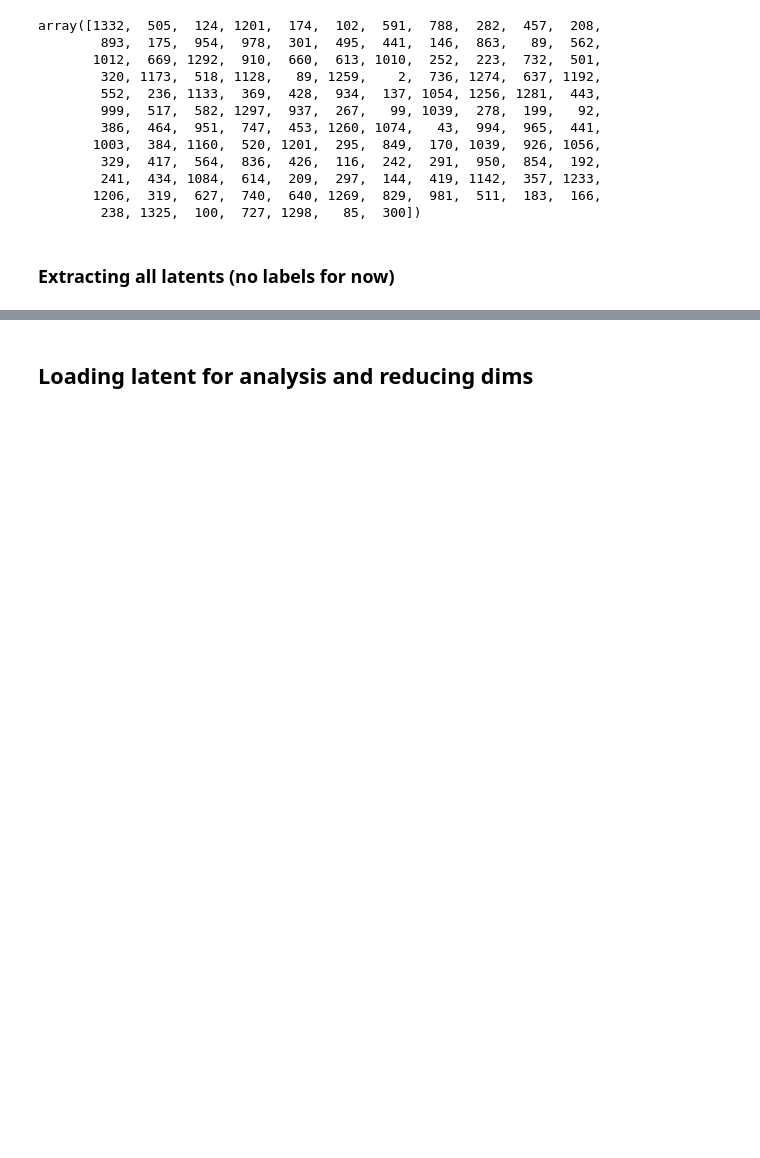
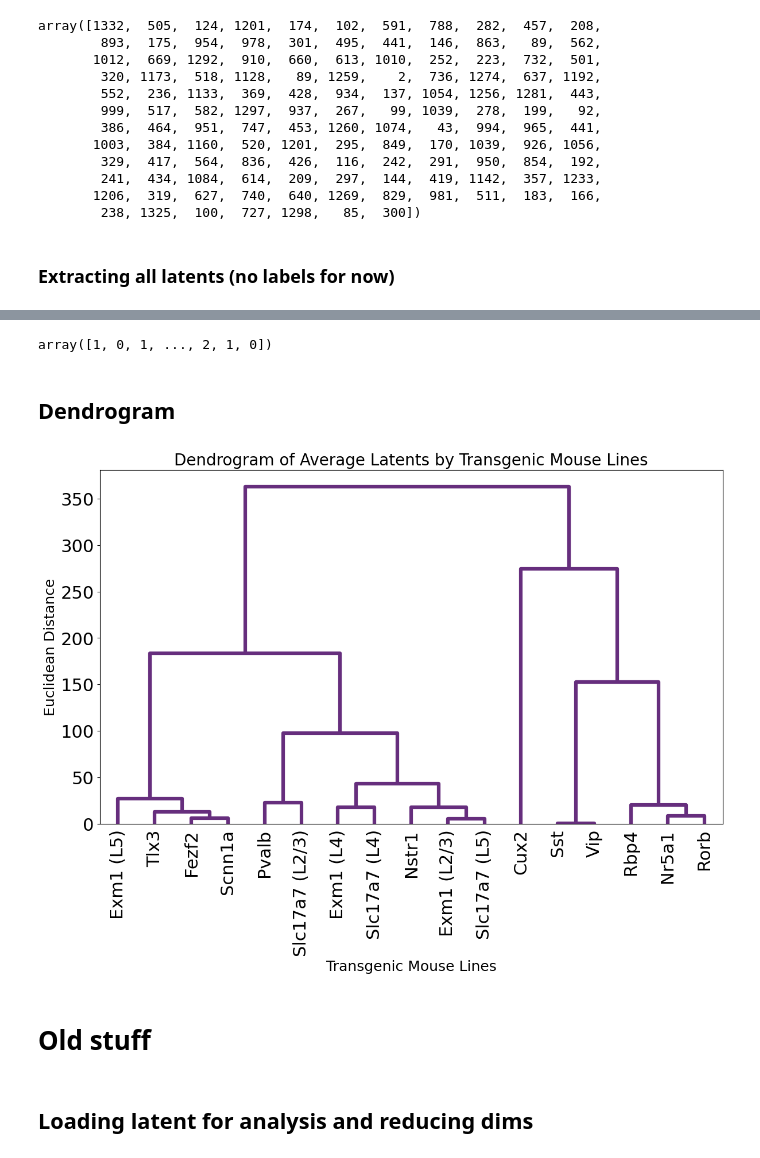
Before and after one commit to ynffsy/torch_brain, a Jupyter notebook: examples/capoyo/extract_latent.ipynb, the cells around one changed output, grey strips where cells are left out. Drawn from its saved outputs; the diff is of its cells as text; code cells hidden in the pictures; blank space fills up the shorter version.

Commit message:
dendrogram created

```diff
--- a/examples/capoyo/extract_latent.ipynb
+++ b/examples/capoyo/extract_latent.ipynb
@@ -286,0 +333,14 @@ print(data['all_latents'].shape)
+# %%
+
+# Define the bin edges for the depth ranges
+bins = [0, 250, 350, 500, np.inf]
+
+# Map the values of depth_all to the corresponding integer classes
+# 0 -> L2/3, 1 -> L4, 2 -> L5, 3 -> L6
+depth_all_classes = np.digitize(depth_all, bins) - 1  # digitize returns bin indices starting from 1
+
+# Create a dictionary to map integer classes to string labels
+depth_map = {0: "L2/3", 1: "L4", 2: "L5", 3: "L6"}
+
+# Map depth values to string labels using the class indices
+#class_labels = np.array([depth_map[i] for i in depth_all_classes])
@@ -286,0 +351,6 @@ print(data['all_latents'].shape)
+# %%
+depth_all_classes
+# %% [output]
+array([1, 0, 1, ..., 2, 1, 0])
+# %% [markdown]
+## Dendrogram
@@ -287,3 +413,38 @@ print(data['all_latents'].shape)
+# %%
+# Assuming `average_latents` is your dictionary with creline (or creline, depth) as keys and average latents as values
+keys = list(average_latents.keys())
+avg_latent_values = np.array([average_latents[key] for key in keys])
+
+# Replace creline and depth values in the keys with the corresponding names from creline_map and depth_map
+def format_label(key):
+    if isinstance(key, tuple):  # For (creline, depth) keys
+        creline_label = creline_map[key[0]]
+        depth_label = depth_map[key[1]]
+        return f"{creline_label} ({depth_label})"
+    else:  # For single creline keys
+        return creline_map[key]
+
+# Apply the label formatting function to all keys
+formatted_labels = [format_label(key) for key in keys]
+
+# Step 1: Standardize the data
+scaler = StandardScaler()
+avg_latent_scaled = scaler.fit_transform(avg_latent_values)
+
+# Step 2: Perform hierarchical clustering using the linkage function
+Z = linkage(avg_latent_scaled, method='ward')
+
+# Step 3: Plot the dendrogram with the new labels
+plt.figure(figsize=(14, 8))
+dendrogram(Z, labels=formatted_labels, leaf_rotation=90, leaf_font_size=22, show_leaf_counts=True,)#  above_threshold_color='#F9B40D')
+plt.title('Dendrogram of Average Latents by Transgenic Mouse Lines')
+plt.xlabel('Transgenic Mouse Lines')
+plt.ylabel('Euclidean Distance')
+plt.show()
+# %% [output]
+[figure, added]
+# %% [markdown]
+# Old stuff
 # %% [markdown]
 ## Loading latent for analysis and reducing dims
 # %%
```
Also changed, not shown: parts of 20 cells of this notebook, 3 other files.
